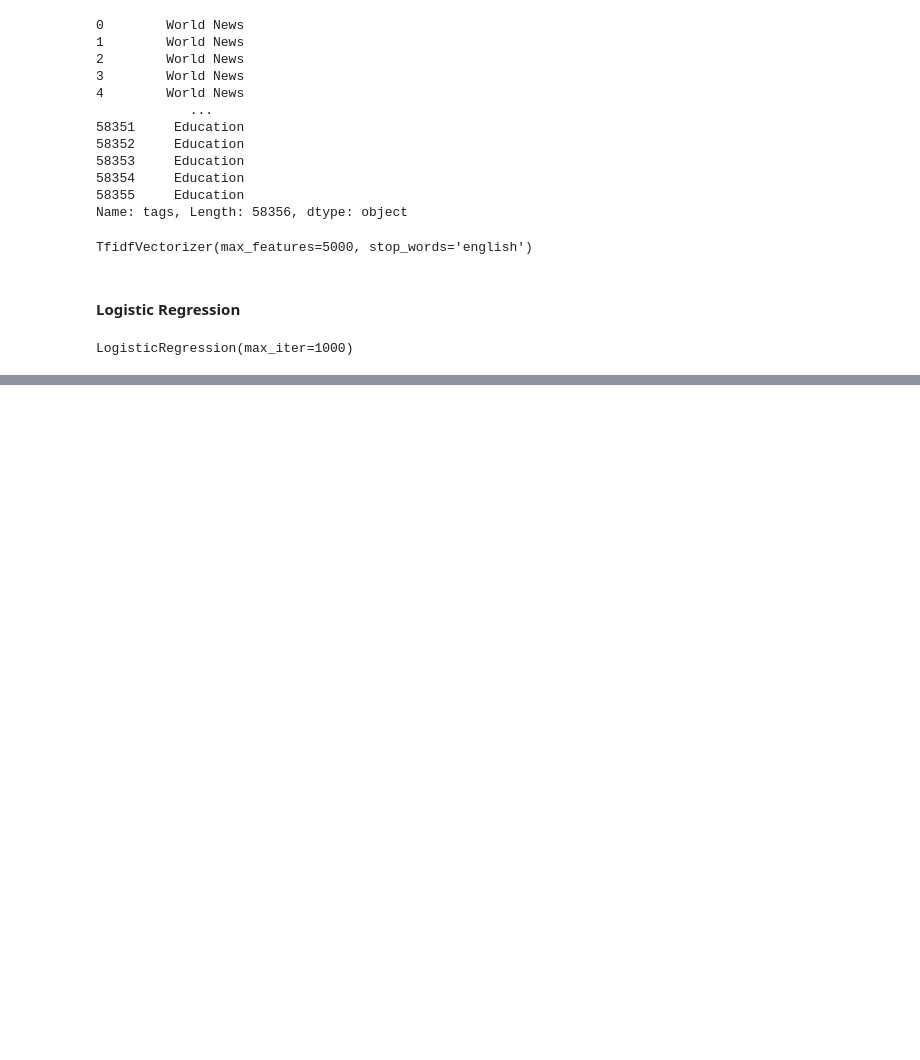
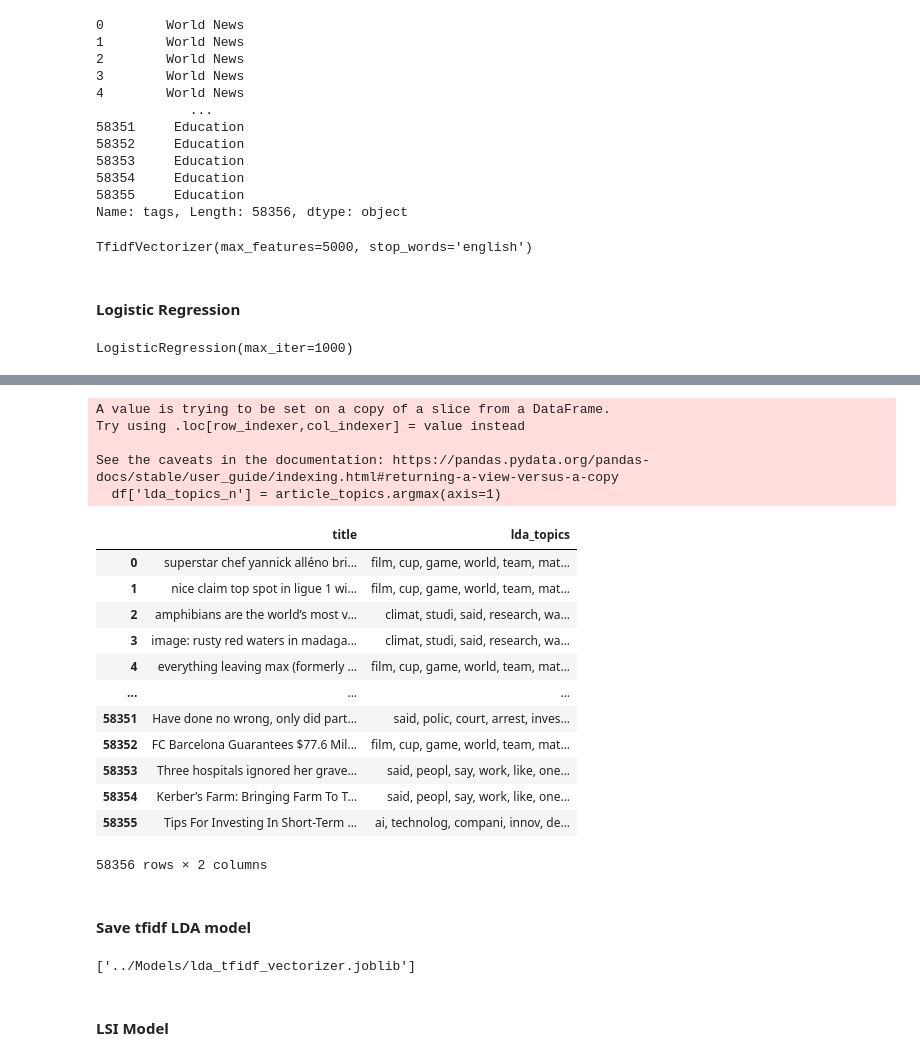
Before and after one commit to wayne-chi/tenx_wk0_cohort_c, a Jupyter notebook: Notebooks/nlp.ipynb, the cells around one changed output, grey strips where cells are left out. Cells and saved outputs as stored; diff of their text form; code cells hidden in the pictures; blank space fills up the shorter version.

```diff
--- a/Notebooks/nlp.ipynb
+++ b/Notebooks/nlp.ipynb
@@ -424,0 +541,42 @@ print(classification_report(y_test, y_pred))
+# %%
+article_topics = lda_model.transform(tfidf_matrix_lda)
+# %%
+df['lda_topics_n'] = article_topics.argmax(axis=1)
+# %% [output]
+A value is trying to be set on a copy of a slice from a DataFrame.
+Try using .loc[row_indexer,col_indexer] = value instead
+
+See the caveats in the documentation: https://pandas.pydata.org/pandas-docs/stable/user_guide/indexing.html#returning-a-view-versus-a-copy
+  df['lda_topics_n'] = article_topics.argmax(axis=1)
+# %%
+df.loc[:,'lda_topics'] = df['lda_topics_n'].apply(lambda x: ', '.join(lda_topics[x]))
+# %%
+df[['title', 'lda_topics']]
+# %% [output]
+|  | title | lda_topics |
+| 0 | superstar chef yannick alléno bri... | film, cup, game, world, team, mat... |
+| 1 | nice claim top spot in ligue 1 wi... | film, cup, game, world, team, mat... |
+| 2 | amphibians are the world’s most v... | climat, studi, said, research, wa... |
+| 3 | image: rusty red waters in madaga... | climat, studi, said, research, wa... |
+| 4 | everything leaving max (formerly ... | film, cup, game, world, team, mat... |
+| ... | ... | ... |
+| 58351 | Have done no wrong, only did part... | said, polic, court, arrest, inves... |
+| 58352 | FC Barcelona Guarantees $77.6 Mil... | film, cup, game, world, team, mat... |
+| 58353 | Three hospitals ignored her grave... | said, peopl, say, work, like, one... |
+| 58354 | Kerber’s Farm: Bringing Farm To T... | said, peopl, say, work, like, one... |
+| 58355 | Tips For Investing In Short-Term ... | ai, technolog, compani, innov, de... |
+58356 rows × 2 columns
+# %% [markdown]
+#### Save tfidf LDA model
+# %%
+# import joblib
+
+# Save the LDA model
+joblib.dump(lda, '../Models/lda_model.joblib')
+
+# Save the CountVectorizer used for LDA
+joblib.dump(tfidf_vectorizer_lda, '../Models/lda_tfidf_vectorizer.joblib')
+# %% [output]
+['../Models/lda_tfidf_vectorizer.joblib']
+# %% [markdown]
+#### LSI Model
```
Also changed, not shown: parts of 88 cells of this notebook, 12 other files.
